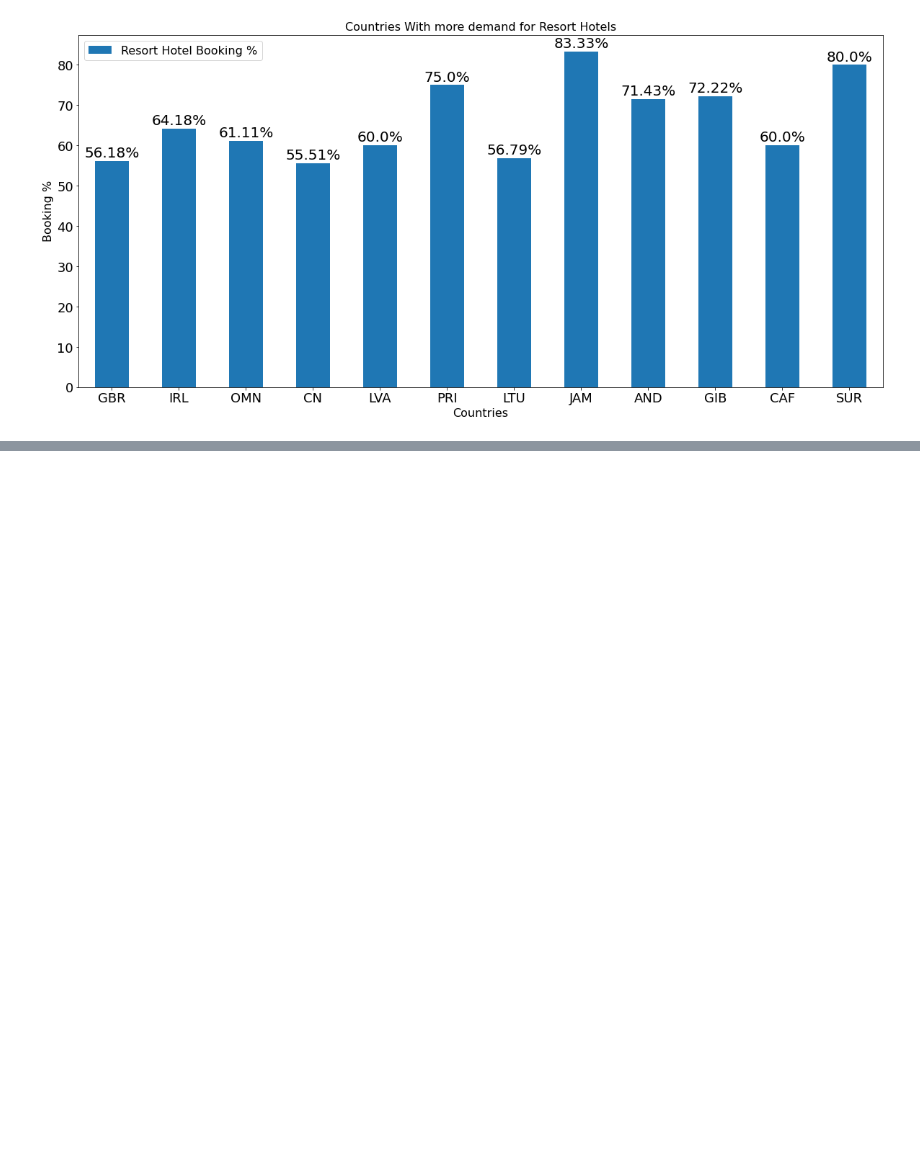
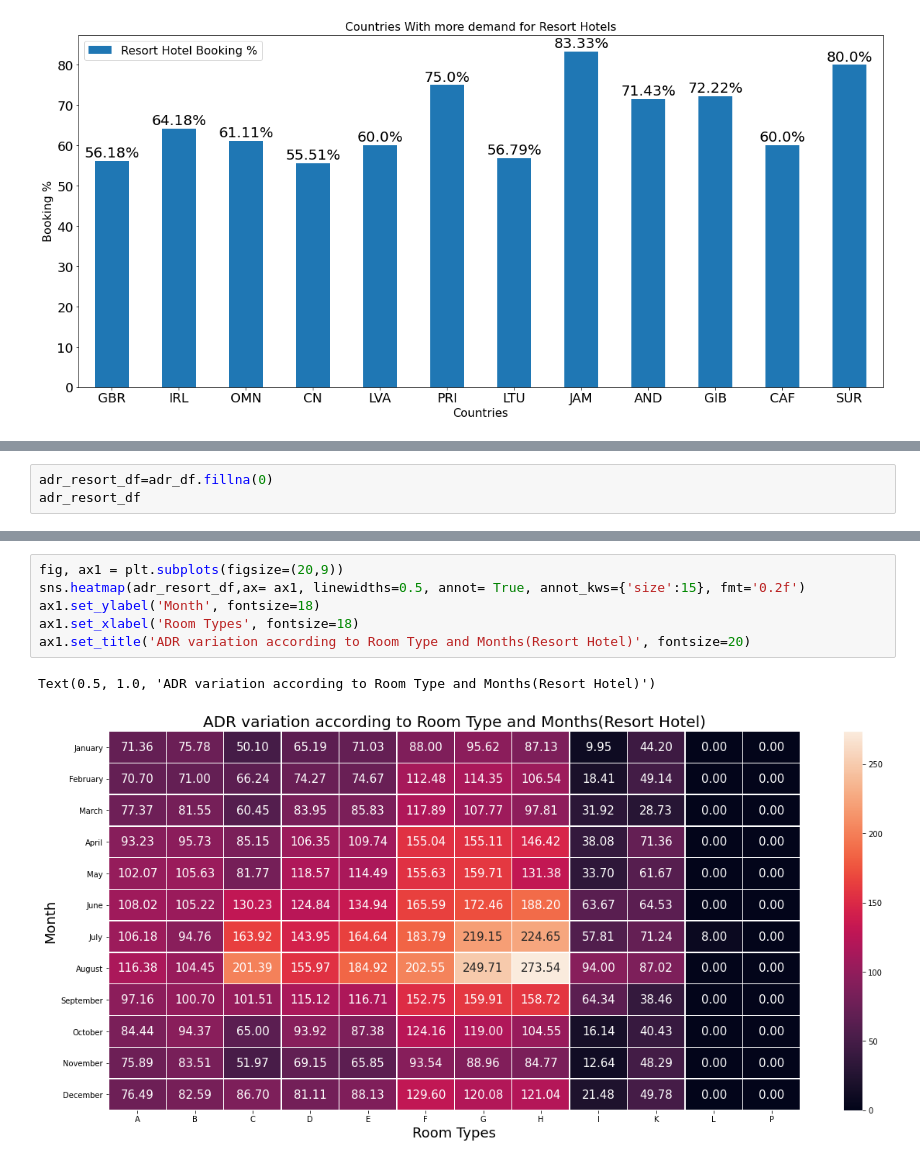
Before and after one commit to DebarajPurohit/Hotel_booking_analysis, a Jupyter notebook: Hotel_Booking_Analysis_Capstone_Project.ipynb, the cells around one changed output, grey strips where cells are left out. Saved outputs shown, nothing was run; the diff lists cells and outputs as text; blank space fills up the shorter version.

```diff
--- a/Hotel_Booking_Analysis_Capstone_Project.ipynb
+++ b/Hotel_Booking_Analysis_Capstone_Project.ipynb
@@ -520,0 +580,3 @@ for index,data in enumerate(Resort_hotel_more_preferred_df['Resort Hotel Booking
+# %%
+adr_resort_df=adr_df.fillna(0)
+adr_resort_df
@@ -520,0 +655,9 @@ for index,data in enumerate(Resort_hotel_more_preferred_df['Resort Hotel Booking
+# %%
+fig, ax1 = plt.subplots(figsize=(20,9))
+sns.heatmap(adr_resort_df,ax= ax1, linewidths=0.5, annot= True, annot_kws={'size':15}, fmt='0.2f')
+ax1.set_ylabel('Month', fontsize=18)
+ax1.set_xlabel('Room Types', fontsize=18)
+ax1.set_title('ADR variation according to Room Type and Months(Resort Hotel)', fontsize=20)
+# %% [output]
+Text(0.5, 1.0, 'ADR variation according to Room Type and Months(Resort Hotel)')
+[figure, added]
```
Also changed, not shown: parts of 17 cells of this notebook.
